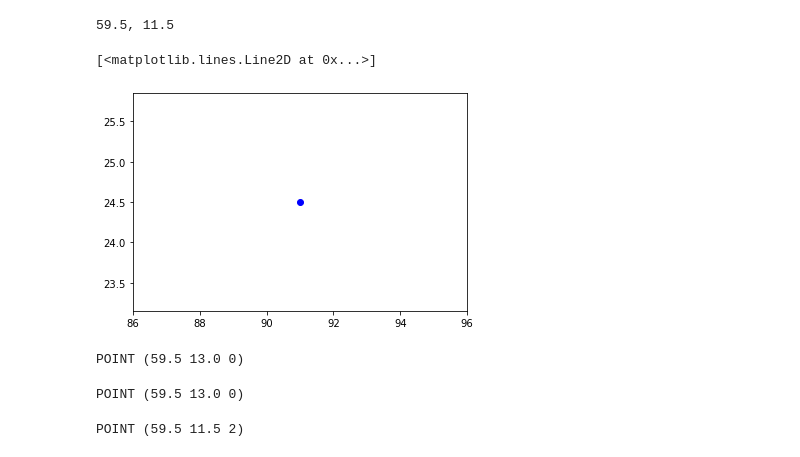
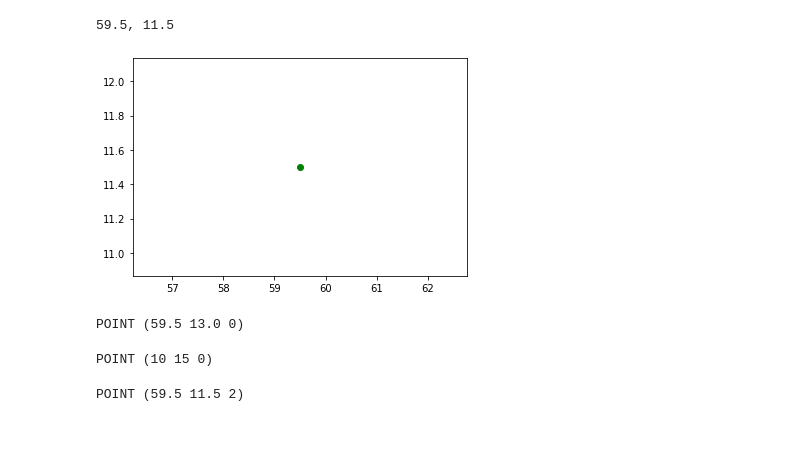
Before and after one commit to lucian-necula-mta/gis-programming, a Jupyter notebook: working_with_geometries.ipynb, the cells around one changed output. Drawn from its saved outputs; the diff is of its cells as text; code cells hidden in the pictures.

```diff
--- a/working_with_geometries.ipynb
+++ b/working_with_geometries.ipynb
@@ -20,12 +22,13 @@ def _get_point_coords( geom):
         """Get point coordinates as an (x, y) tuple."""
         return (geom.GetX(), geom.GetY())
 # %%
-import matplotlib.pyplot as plt
-data = _get_point_coords(point)
-plt.plot(data[0], data[1], 'bo')
+def plot_point(geom, style):
+    data = _get_point_coords(point)
+    plt.plot(data[0], data[1], style);
-# %% [output]
-[<matplotlib.lines.Line2D at 0x...>]
-[figure, removed]
+# %%
+plot_point(point, 'go')
+# %% [output]
+[figure, added]
 # %%
 # Edit the point coordinates.
 point.AddPoint(59.5, 13)
@@ -34,10 +37,10 @@ print(point)
 POINT (59.5 13.0 0)
 # %%
 # Or edit the point using SetPoint instead of AddPoint.
-point.SetPoint(0, 59.5, 13)
+point.SetPoint(0, 10, 15)
 print(point)
 # %% [output]
-POINT (59.5 13.0 0)
+POINT (10 15 0)
 # %%
 # Make a 2.5D point.
 point = ogr.Geometry(ogr.wkbPoint25D)
```
Also changed, not shown: parts of 27 cells of this notebook.
